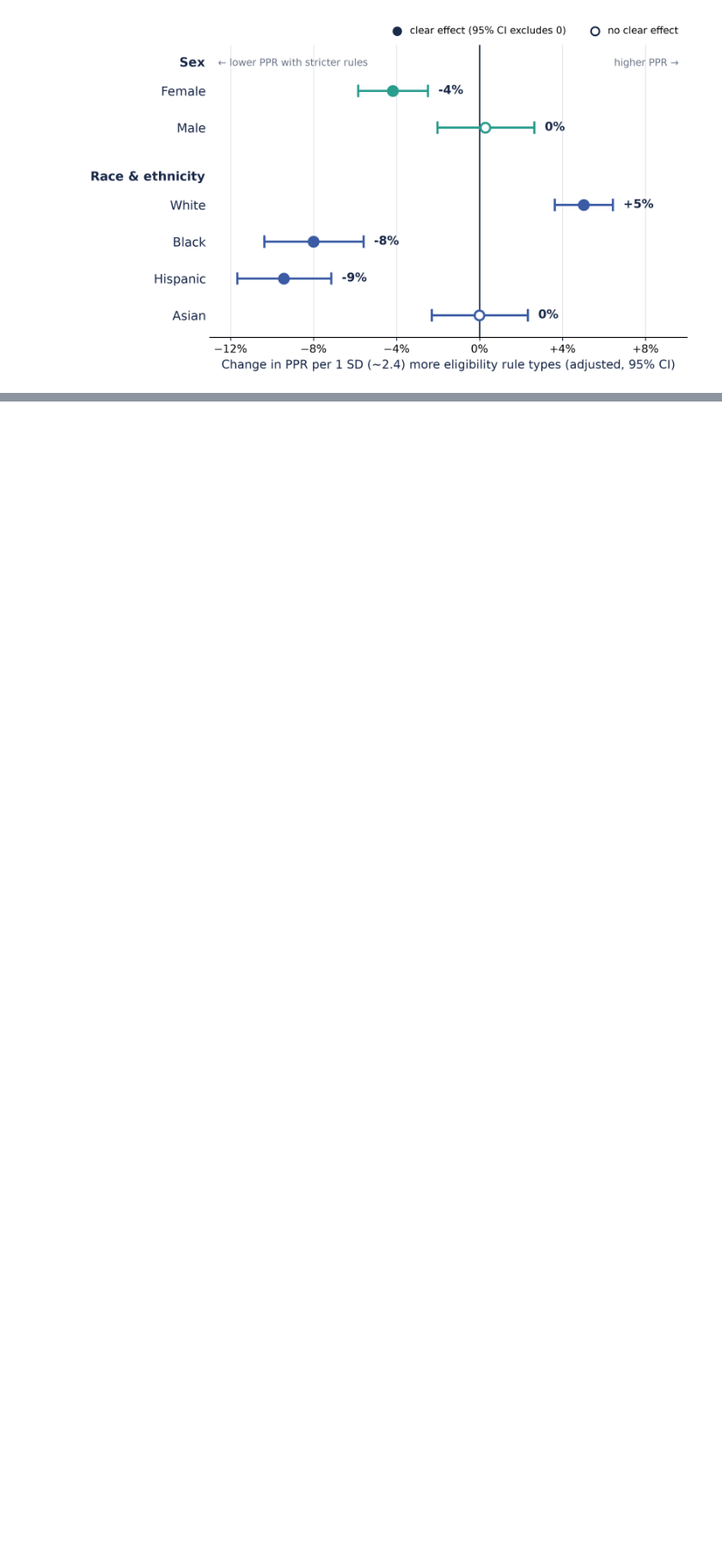
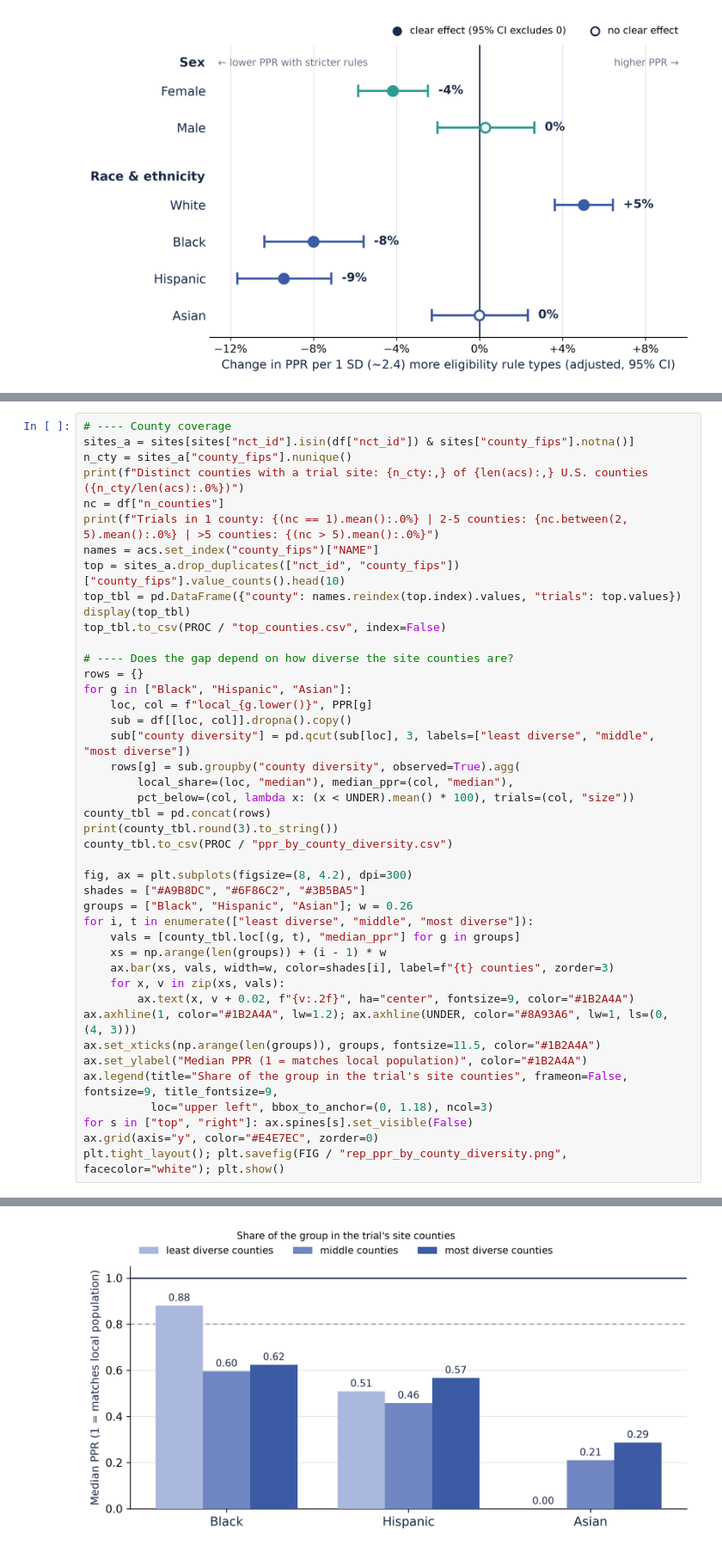
Before and after one commit to nehareddy4/clinical-trial-failure, a Jupyter notebook: notebooks/08_census_linking.ipynb, the cells around one changed output, grey strips where cells are left out. Shown at 86% size. Drawn from its saved outputs; the diff is of its cells as text; blank space fills up the shorter version.

Commit message:
Add county-level analysis: coverage, PPR by county diversity, top 10 counties

```diff
--- a/notebooks/08_census_linking.ipynb
+++ b/notebooks/08_census_linking.ipynb
@@ -526,0 +530,44 @@ Male: PPR ratio per 1 SD = 1.003 (95% CI 0.980-1.026), p = 0.814
+# %%
+# ---- County coverage
+sites_a = sites[sites["nct_id"].isin(df["nct_id"]) & sites["county_fips"].notna()]
+n_cty = sites_a["county_fips"].nunique()
+print(f"Distinct counties with a trial site: {n_cty:,} of {len(acs):,} U.S. counties ({n_cty/len(acs):.0%})")
+nc = df["n_counties"]
+print(f"Trials in 1 county: {(nc == 1).mean():.0%} | 2-5 counties: {nc.between(2, 5).mean():.0%} | >5 counties: {(nc > 5).mean():.0%}")
+names = acs.set_index("county_fips")["NAME"]
+top = sites_a.drop_duplicates(["nct_id", "county_fips"])["county_fips"].value_counts().head(10)
+top_tbl = pd.DataFrame({"county": names.reindex(top.index).values, "trials": top.values})
+display(top_tbl)
+top_tbl.to_csv(PROC / "top_counties.csv", index=False)
+
+# ---- Does the gap depend on how diverse the site counties are?
+rows = {}
+for g in ["Black", "Hispanic", "Asian"]:
+    loc, col = f"local_{g.lower()}", PPR[g]
+    sub = df[[loc, col]].dropna().copy()
+    sub["county diversity"] = pd.qcut(sub[loc], 3, labels=["least diverse", "middle", "most diverse"])
+    rows[g] = sub.groupby("county diversity", observed=True).agg(
+        local_share=(loc, "median"), median_ppr=(col, "median"),
+        pct_below=(col, lambda x: (x < UNDER).mean() * 100), trials=(col, "size"))
+county_tbl = pd.concat(rows)
+print(county_tbl.round(3).to_string())
+county_tbl.to_csv(PROC / "ppr_by_county_diversity.csv")
+
+fig, ax = plt.subplots(figsize=(8, 4.2), dpi=300)
+shades = ["#A9B8DC", "#6F86C2", "#3B5BA5"]
+groups = ["Black", "Hispanic", "Asian"]; w = 0.26
+for i, t in enumerate(["least diverse", "middle", "most diverse"]):
+    vals = [county_tbl.loc[(g, t), "median_ppr"] for g in groups]
+    xs = np.arange(len(groups)) + (i - 1) * w
+    ax.bar(xs, vals, width=w, color=shades[i], label=f"{t} counties", zorder=3)
+    for x, v in zip(xs, vals):
+        ax.text(x, v + 0.02, f"{v:.2f}", ha="center", fontsize=9, color="#1B2A4A")
+ax.axhline(1, color="#1B2A4A", lw=1.2); ax.axhline(UNDER, color="#8A93A6", lw=1, ls=(0, (4, 3)))
+ax.set_xticks(np.arange(len(groups)), groups, fontsize=11.5, color="#1B2A4A")
+ax.set_ylabel("Median PPR (1 = matches local population)", color="#1B2A4A")
+ax.legend(title="Share of the group in the trial's site counties", frameon=False, fontsize=9, title_fontsize=9,
+          loc="upper left", bbox_to_anchor=(0, 1.18), ncol=3)
+for s in ["top", "right"]: ax.spines[s].set_visible(False)
+ax.grid(axis="y", color="#E4E7EC", zorder=0)
+plt.tight_layout(); plt.savefig(FIG / "rep_ppr_by_county_diversity.png", facecolor="white"); plt.show()
+# %% [output]
@@ -526,0 +598 @@ Male: PPR ratio per 1 SD = 1.003 (95% CI 0.980-1.026), p = 0.814
+[figure, added]
```
Also changed, not shown: parts of 4 cells of this notebook, 2 other files.
